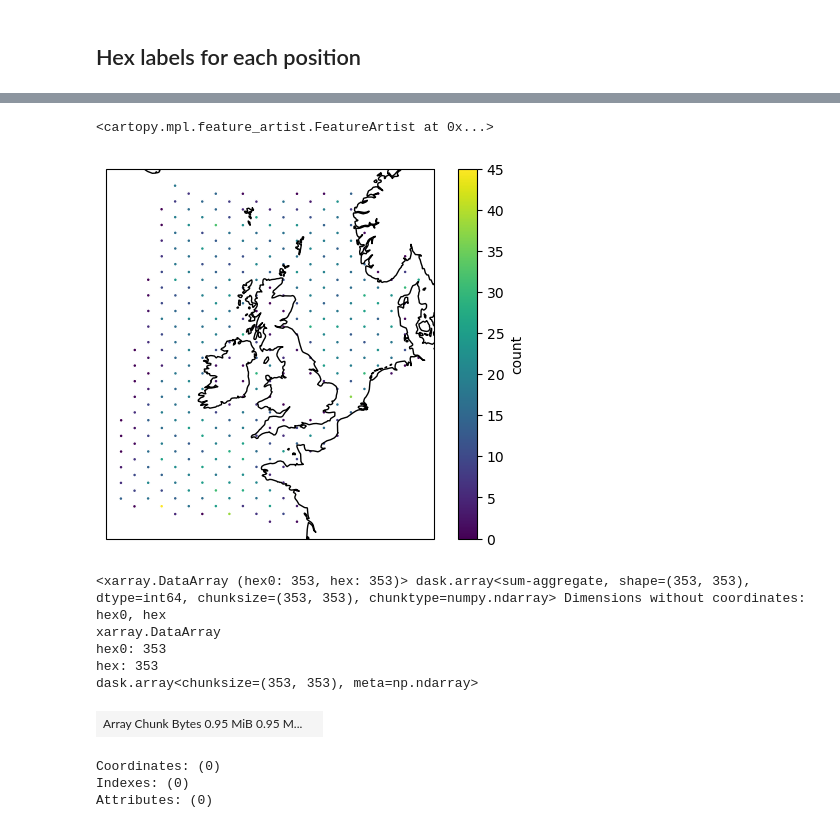
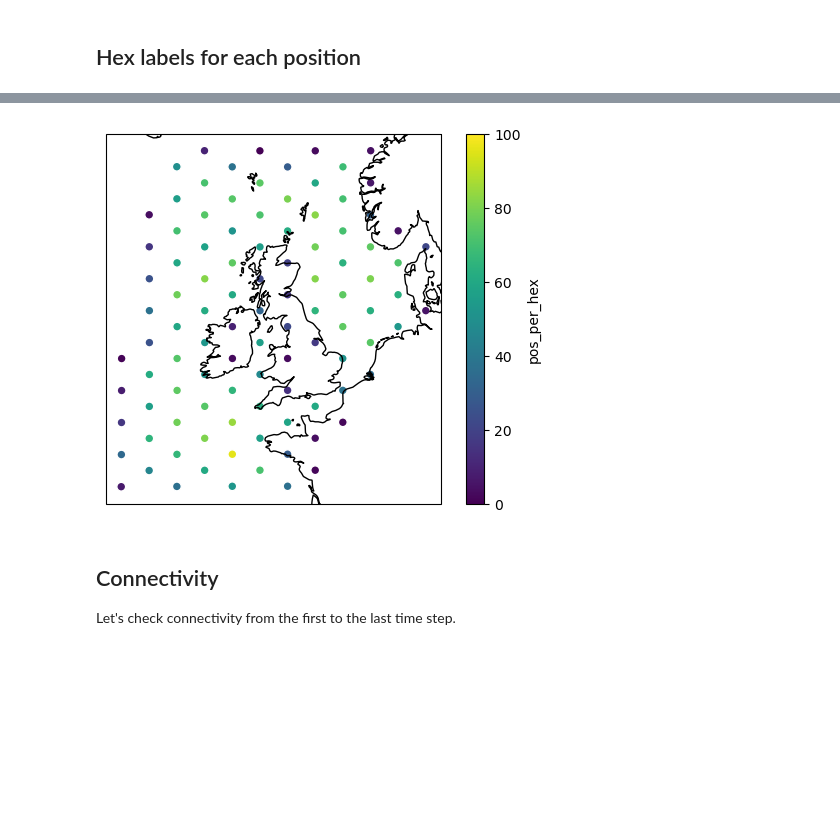
Before and after one commit to willirath/hextraj, a Jupyter notebook: notebooks/hextraj_tutorial.ipynb, the cells around one changed output, grey strips where cells are left out. Drawn from its saved outputs; the diff is of its cells as text; code cells hidden in the pictures; blank space fills up the shorter version.

```diff
--- a/notebooks/hextraj_tutorial.ipynb
+++ b/notebooks/hextraj_tutorial.ipynb
@@ -86,9 +106,6 @@ The height (North-South) of the flat hexes is $\sqrt{3}\cdot{\rm size}$.
 # %%
 hex_proj = HexProj(
-    lon_origin=(ds_traj.lon.min() + ds_traj.lon.max()).compute().data[()] / 2,  # center lon
-    lat_origin=(ds_traj.lat.min() + ds_traj.lat.max()).compute().data[()] / 2,  # center lat
-    hex_size_meters=(  # have 70 hexes in meridional direction
-        (ds_traj.lat.max() - ds_traj.lat.min()).compute().data[()]
-        * 111e3 / 20 / (3 ** 0.5)
-    ),
+    lon_origin=lon_origin,
+    lat_origin=lat_origin,
+    hex_size_meters=hex_size_meters,
 )
@@ -110,7 +124,7 @@ hex_labels = xr.apply_ufunc(
     ds_traj.lat,
     dask="parallelized",
     output_dtypes=[tuple, ],
-)
+).rename("hex_labels")
 
-# hex_labels = hex_labels.compute()
+# note that this does not compute anything yet, but just defines the dependencies of the desired output.
 # %% [output]
@@ -172,0 +245,3 @@ from hextraj.aux import hex_AoS_to_SoA
+# %%
+pos_per_hex = (ds_traj.hex_labels == unique_hex_labels).sum("traj")
+pos_per_hex
@@ -173,2 +289,7 @@ from hextraj.aux import hex_AoS_to_SoA
 # %%
-_lon, _lat = hex_proj.hex_to_lon_lat_SoA(hex_AoS_to_SoA(unique_labels.data.compute()))
+_lon, _lat = hex_proj.hex_to_lon_lat_SoA(hex_AoS_to_SoA(unique_hex_labels.data.compute()))
+pos_per_hex = pos_per_hex.assign_coords(
+    lon=("unique_hex", _lon),
+    lat=("unique_hex", _lat),
+)
+pos_per_hex
@@ -191,34 +315,0 @@ from matplotlib import pyplot as plt
-# %%
-fig, ax = plt.subplots(1, 1, subplot_kw={
-    "projection": cartopy.crs.Stereographic(
-        central_latitude=hex_proj.lat_origin,
-        central_longitude=hex_proj.lon_origin,
-    ),
-})
-
-(
-    ds_agg
-    .assign_coords(lon=("hex", _lon), lat=("hex", _lat))
-    .compute()
-    .isel(hex=slice(1, None))
-).to_dataset(name="count").isel(obs=-1).plot.scatter(x="lon", y="lat", s=8, hue="count", ax=ax, transform=cartopy.crs.PlateCarree())
-ax.coastlines()
-# %% [output]
-<cartopy.mpl.feature_artist.FeatureArtist at 0x...>
-[figure, removed]
-# %%
-conn_mat = (
-    (ds_traj.isel(obs=0, drop=True).hex_labels == unique_labels.rename({"hex": "hex0"}))
-    & (ds_traj.isel(obs=-1, drop=True).hex_labels == unique_labels)
-).sum(["traj"])
-conn_mat
-# %% [output]
-<xarray.DataArray (hex0: 353, hex: 353)> dask.array<sum-aggregate, shape=(353, 353), dtype=int64, chunksize=(353, 353), chunktype=numpy.ndarray> Dimensions without coordinates: hex0, hex
-xarray.DataArray
-hex0: 353
-hex: 353
-dask.array<chunksize=(353, 353), meta=np.ndarray>
-| Array Chunk Bytes 0.95 MiB 0.95 M... |  |
-Coordinates: (0)
-Indexes: (0)
-Attributes: (0)
@@ -224,0 +319,23 @@ Attributes: (0)
+# %%
+fig, ax = plt.subplots(1, 1, subplot_kw={
+    "projection": cartopy.crs.Stereographic(
+        central_latitude=hex_proj.lat_origin,
+        central_longitude=hex_proj.lon_origin,
+    ),
+})
+
+pos_per_hex.mean("obs").to_dataset(name="pos_per_hex").plot.scatter(
+    x="lon", y="lat", hue="pos_per_hex",
+    vmin=0, vmax=100,
+    s=40,
+    ax=ax,
+    transform=cartopy.crs.PlateCarree(),
+)
+
+ax.coastlines();
+# %% [output]
+[figure, added]
+# %% [markdown]
+## Connectivity
+
+Let's check connectivity from the first to the last time step.
```
Also changed, not shown: parts of 49 cells of this notebook.
